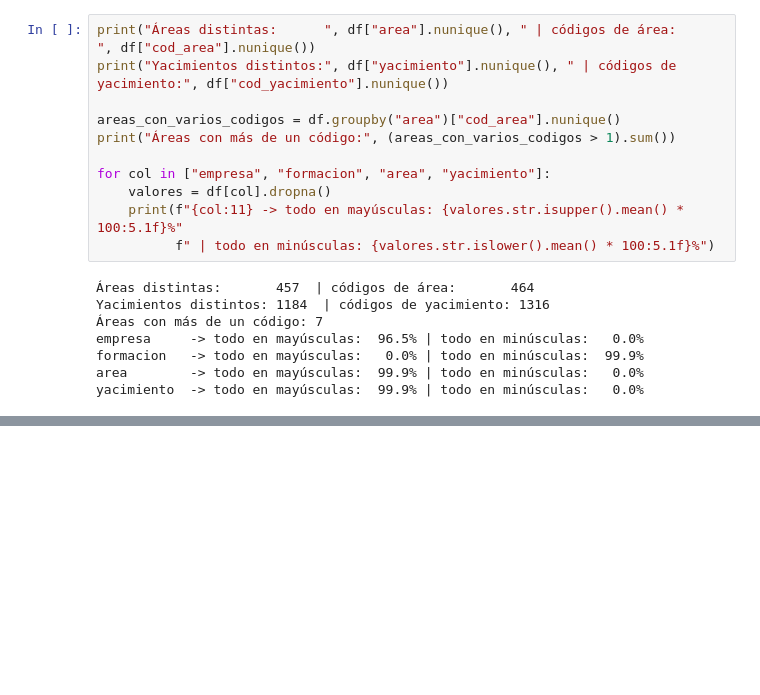
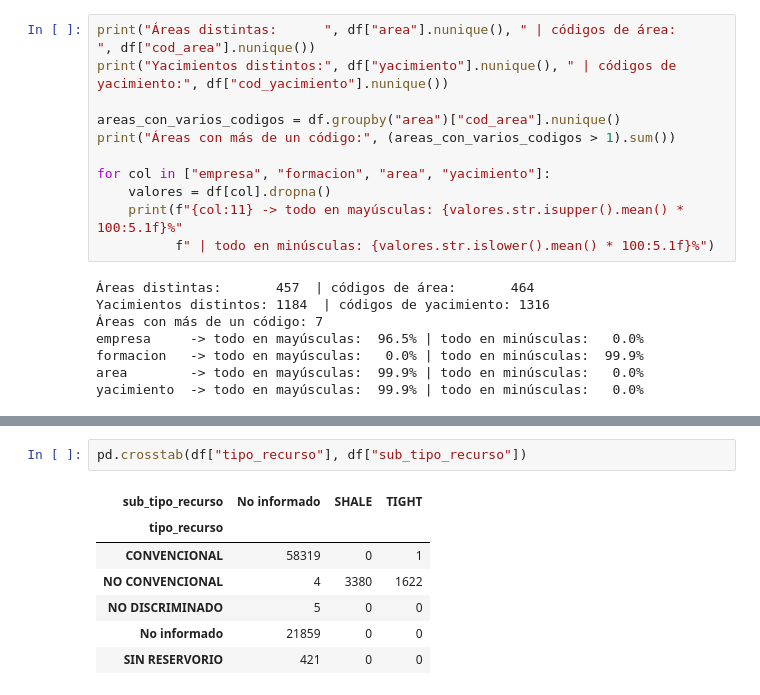
Before and after one commit to ncyanzon/dg, a Jupyter notebook: notebooks/01_pozos_perfilado.ipynb, the cells around one changed output, grey strips where cells are left out. Cells and saved outputs as stored; diff of their text form; blank space fills up the shorter version.

```diff
--- a/notebooks/01_pozos_perfilado.ipynb
+++ b/notebooks/01_pozos_perfilado.ipynb
@@ -308,0 +382,10 @@ yacimiento  -> todo en mayúsculas:  99.9% | todo en minúsculas:   0.0%
+# %%
+pd.crosstab(df["tipo_recurso"], df["sub_tipo_recurso"])
+# %% [output]
+| sub_tipo_recurso | No informado | SHALE | TIGHT |
+| tipo_recurso |  |  |  |
+| CONVENCIONAL | 58319 | 0 | 1 |
+| NO CONVENCIONAL | 4 | 3380 | 1622 |
+| NO DISCRIMINADO | 5 | 0 | 0 |
+| No informado | 21859 | 0 | 0 |
+| SIN RESERVORIO | 421 | 0 | 0 |
```
Also changed, not shown: parts of 16 cells of this notebook, 2 other files.
